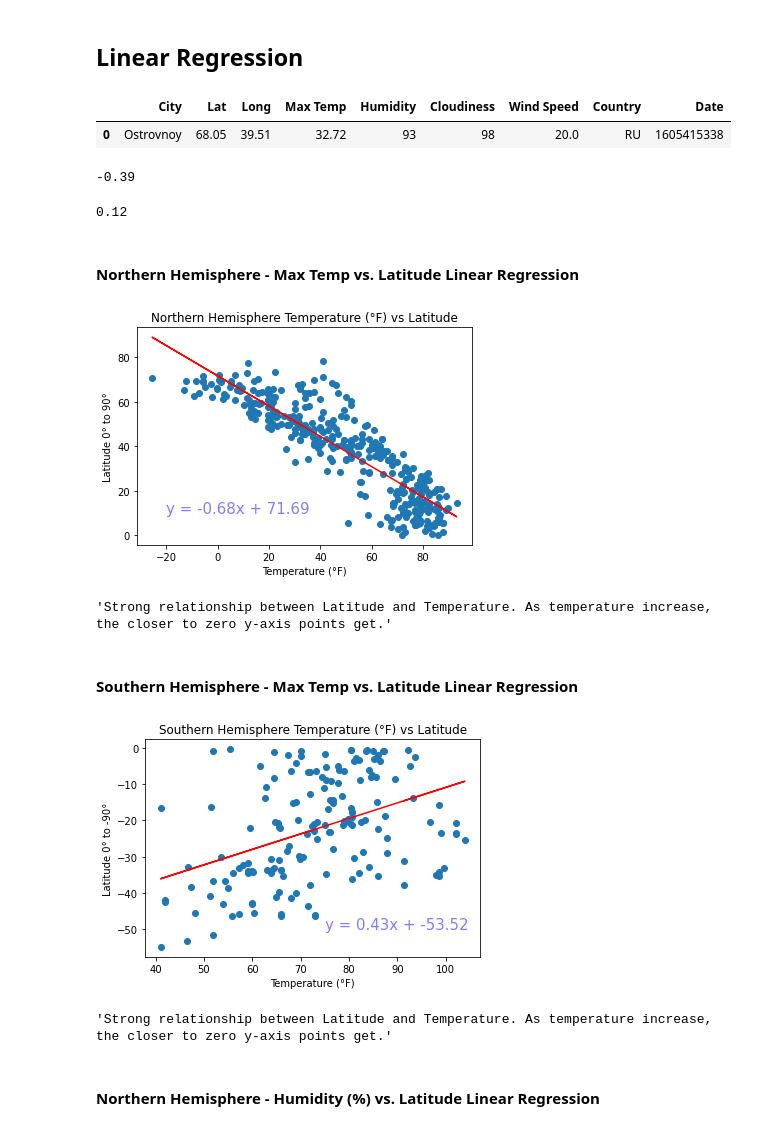
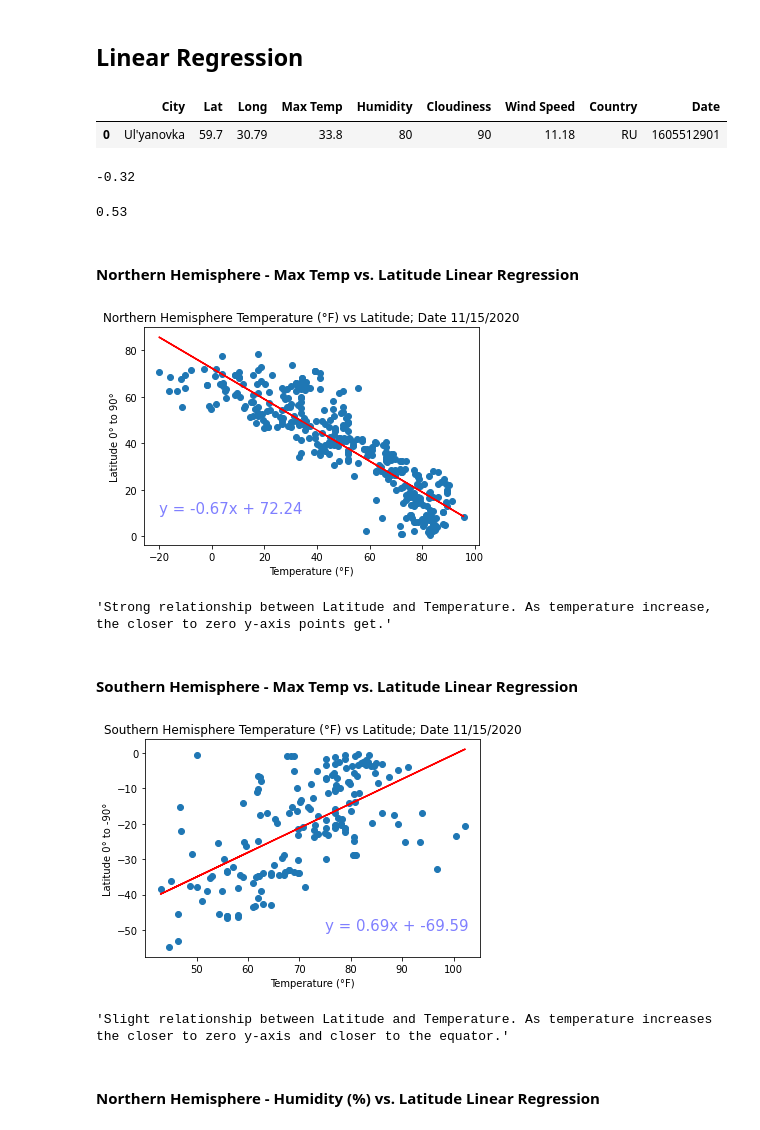
Before and after one commit to PeterGeorgeVlahos/Python-API, a Jupyter notebook: WeatherPy/WeatherPy.ipynb, the cells around one changed output. Saved outputs shown, nothing was run; the diff lists cells and outputs as text; code cells hidden in the pictures.

```diff
--- a/WeatherPy/WeatherPy.ipynb
+++ b/WeatherPy/WeatherPy.ipynb
@@ -176,7 +176,7 @@ from api_keys import weather_api_key
 
 for index, row in cities_weather_df.iterrows():
     lat = row['Lat']
-    lon = row['Lng']
+    lon = row['Long']
 
     api_w_key = weather_api_key
 
@@ -346,37 +346,37 @@ plt.show()
 clean_city_data.head(1)
 # %% [output]
 |  | City | Lat | Long | Max Temp | Humidity | Cloudiness | Wind Speed | Country | Date |
-| 0 | Ostrovnoy | 68.05 | 39.51 | 32.72 | 93 | 98 | 20.0 | RU | 1605415338 |
+| 0 | Ul'yanovka | 59.7 | 30.79 | 33.8 | 80 | 90 | 11.18 | RU | 1605512901 |
 # %%
 s_hemi = clean_city_data.loc[clean_city_data['Lat']<=0]
 s_hemi['Lat'].max()
 # %% [output]
--0.39
+-0.32
 # %%
 n_hemi = clean_city_data.loc[clean_city_data['Lat']>=0]
 n_hemi['Lat'].min()
 # %% [output]
-0.12
+0.53
 # %% [markdown]
 ####  Northern Hemisphere - Max Temp vs. Latitude Linear Regression
 # %%
 #Using .loc to segment Latitude points greater than zero
 x_values = n_hemi['Max Temp']
 y_values =  n_hemi['Lat']
 (slope, intercept, rvalue, pvalue, stderr) = linregress(x_values, y_values)
 regress_values = x_values * slope + intercept
 line_eq = "y = " + str(round(slope,2)) + "x + " + str(round(intercept,2))
 plt.scatter(x_values,y_values)
 plt.plot(x_values,regress_values,"r-")
 plt.annotate(line_eq,(-20,10),fontsize=15,color="blue", alpha=0.5)
-plt.title('Northern Hemisphere Temperature (°F) vs Latitude')
+plt.title('Northern Hemisphere Temperature (°F) vs Latitude; Date 11/15/2020')
 plt.xlabel('Temperature (°F)')
 plt.ylabel('Latitude 0° to 90°')
 plt.show()
 
 '''Strong relationship between Latitude and Temperature. As temperature increase, the closer to zero y-axis points get.'''
 # %% [output]
-[figure, old version]
+[figure, new version]
 'Strong relationship between Latitude and Temperature. As temperature increase, the closer to zero y-axis points get.'
 # %% [markdown]
 ####  Southern Hemisphere - Max Temp vs. Latitude Linear Regression
@@ -389,15 +389,15 @@ line_eq = "y = " + str(round(slope,2)) + "x + " + str(round(intercept,2))
 plt.scatter(x_values,y_values)
 plt.plot(x_values,regress_values,"r-")
 plt.annotate(line_eq,(75,-50),fontsize=15,color="blue", alpha=0.5)
-plt.title('Southern Hemisphere Temperature (°F) vs Latitude')
+plt.title('Southern Hemisphere Temperature (°F) vs Latitude; Date 11/15/2020')
 plt.xlabel('Temperature (°F)')
 plt.ylabel('Latitude 0° to -90°')
 plt.show()
 
 '''Slight relationship between Latitude and Temperature. As temperature increases the closer to zero y-axis and closer to the equator.'''
 # %% [output]
-[figure, old version]
+[figure, new version]
-'Strong relationship between Latitude and Temperature. As temperature increase, the closer to zero y-axis points get.'
+'Slight relationship between Latitude and Temperature. As temperature increases the closer to zero y-axis and closer to the equator.'
 # %% [markdown]
 ####  Northern Hemisphere - Humidity (%) vs. Latitude Linear Regression
 # %%
```
Also changed, not shown: parts of 21 cells of this notebook, 6 other files.
